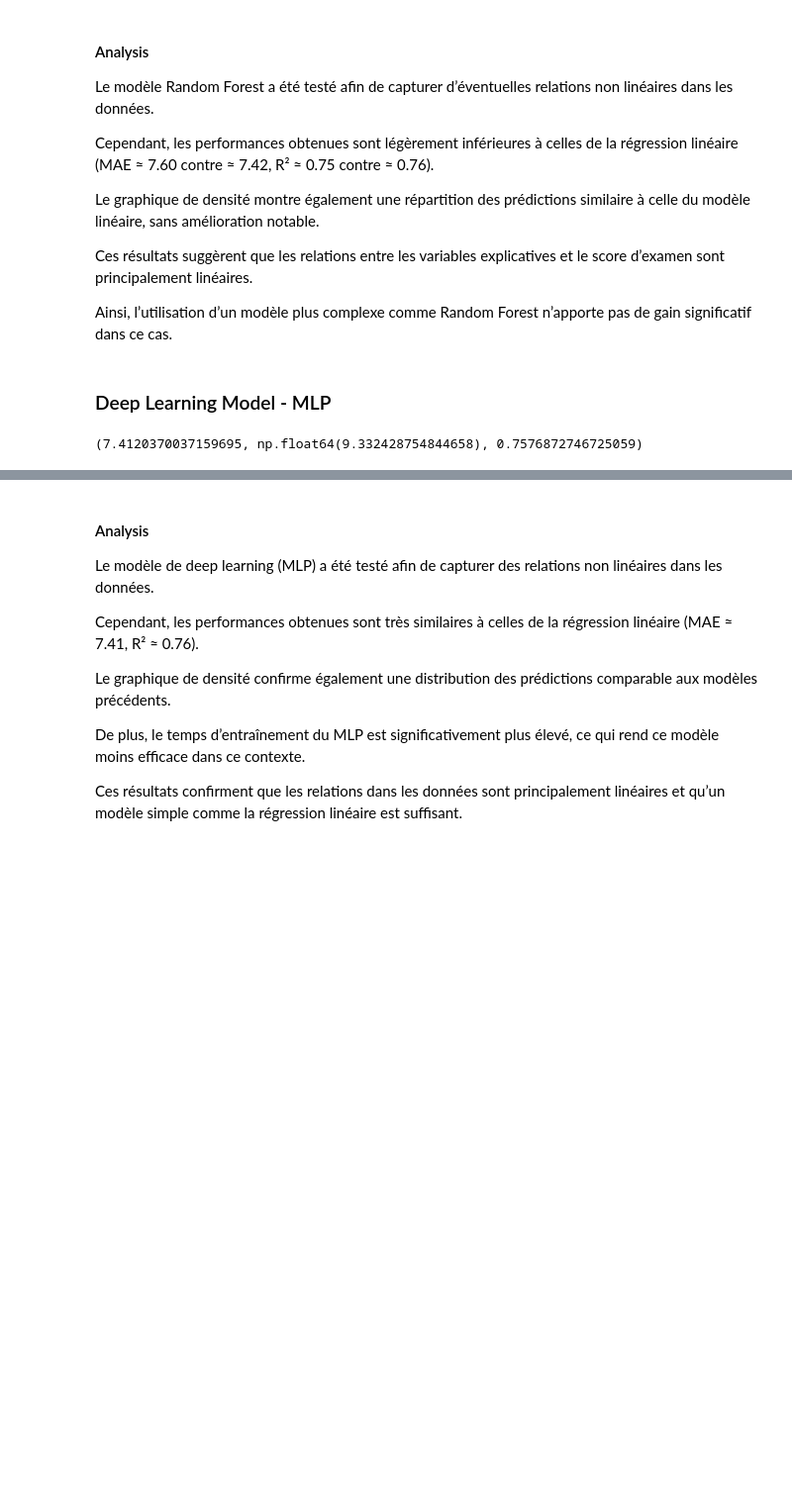
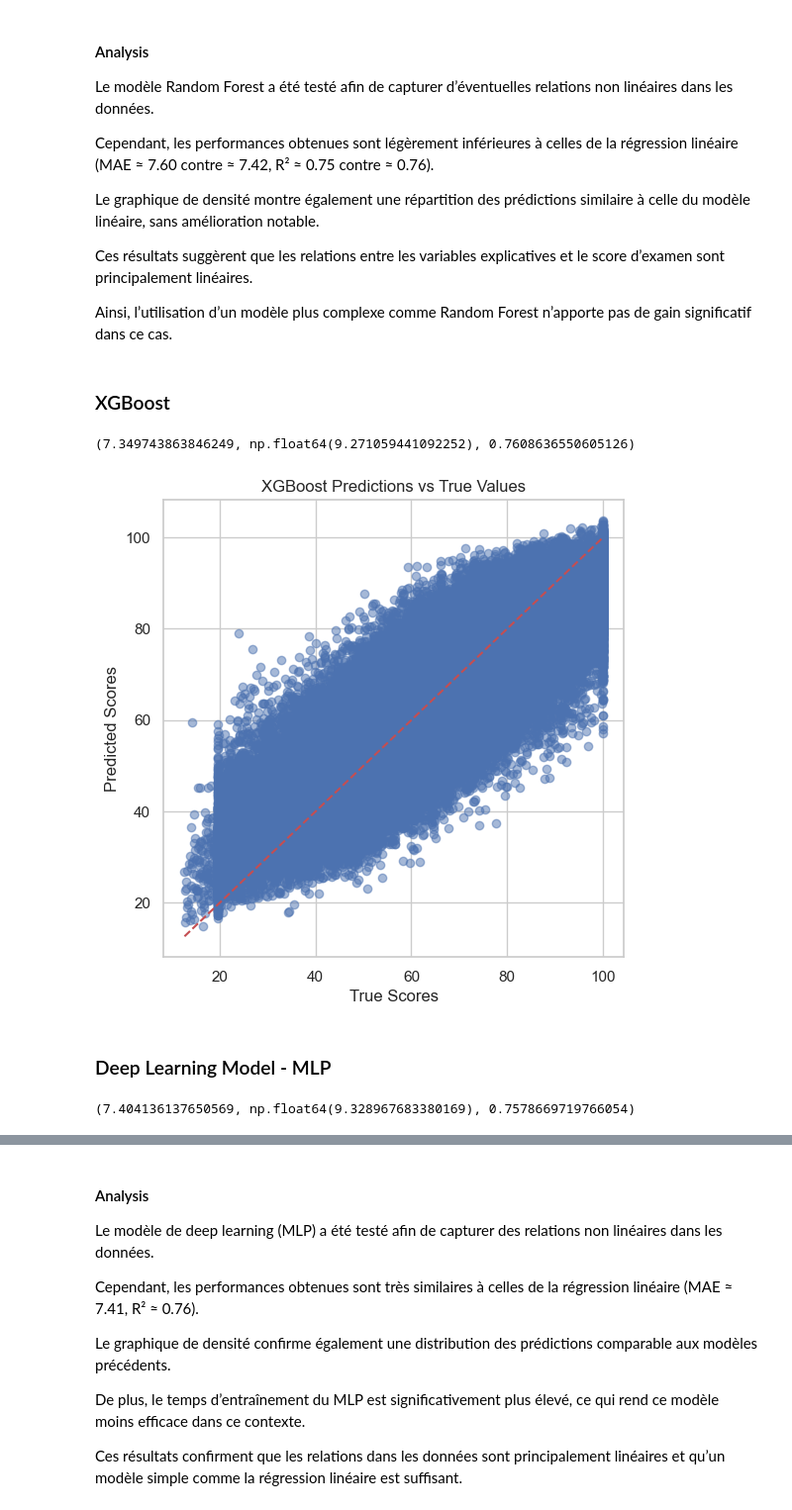
Before and after one commit to YLIssakha235/AI_project, a Jupyter notebook: notebooks/smart_school_final_project.ipynb, the cells around one changed output, grey strips where cells are left out. Shown at 99% size. Cells and saved outputs as stored; diff of their text form; code cells hidden in the pictures; blank space fills up the shorter version.

```diff
--- a/notebooks/smart_school_final_project.ipynb
+++ b/notebooks/smart_school_final_project.ipynb
@@ -531,6 +533,60 @@ Le graphique de densité montre également une répartition des prédictions sim
 Ces résultats suggèrent que les relations entre les variables explicatives et le score d’examen sont principalement linéaires.
 
 Ainsi, l’utilisation d’un modèle plus complexe comme Random Forest n’apporte pas de gain significatif dans ce cas.
+# %% [markdown]
+### XGBoost
+# %%
+from xgboost import XGBRegressor
+from sklearn.pipeline import Pipeline
+from sklearn.metrics import mean_absolute_error, mean_squared_error, r2_score
+import numpy as np
+
+xgb_model = Pipeline(steps=[
+    ("preprocessor", preprocessor),
+    ("model", XGBRegressor(
+        n_estimators=200,
+        learning_rate=0.05,
+        max_depth=6,
+        objective="reg:squarederror",
+        random_state=50,
+        n_jobs=-1
+    ))
+])
+
+xgb_model.fit(X_train, y_train)
+
+y_pred_xgb = xgb_model.predict(X_val)
+
+mae_xgb = mean_absolute_error(y_val, y_pred_xgb)
+rmse_xgb = np.sqrt(mean_squared_error(y_val, y_pred_xgb))
+r2_xgb = r2_score(y_val, y_pred_xgb)
+
+mae_xgb, rmse_xgb, r2_xgb
+# %% [output]
+(7.349743863846249, np.float64(9.271059441092252), 0.7608636550605126)
+# %%
+import matplotlib.pyplot as plt
+
+plt.figure(figsize=(6,6))
+
+plt.scatter(y_val, y_pred_xgb, alpha=0.5)
+
+plt.xlabel("True Scores")
+plt.ylabel("Predicted Scores")
+
+plt.title("XGBoost Predictions vs True Values")
+
+plt.plot(
+    [y_val.min(), y_val.max()],
+    [y_val.min(), y_val.max()],
+    'r--'
+)
+
+plt.savefig("xgboost_predictions.png")
+
+plt.show()
+# %% [output]
+[figure, added]
 # %% [markdown]
 ### Deep Learning Model - MLP
 # %%
@@ -542,7 +598,7 @@ mlp_model = Pipeline(steps=[
         solver="adam",
         max_iter=100,               # plus rapide
         early_stopping=True,        #  très important
-        n_iter_no_change=10,
+        n_iter_no_change=20,
         random_state=42
     ))
 ])
@@ -557,7 +613,7 @@ r2_mlp = r2_score(y_val, y_pred_mlp)
 
 mae_mlp, rmse_mlp, r2_mlp
 # %% [output]
-(7.4120370037159695, np.float64(9.332428754844658), 0.7576872746725059)
+(7.404136137650569, np.float64(9.328967683380169), 0.7578669719766054)
 # %%
 plt.figure(figsize=(6,6))
 plt.hexbin(y_val, y_pred_mlp, gridsize=50, cmap="Blues")
```
Also changed, not shown: parts of 10 cells of this notebook, 9 other files.
